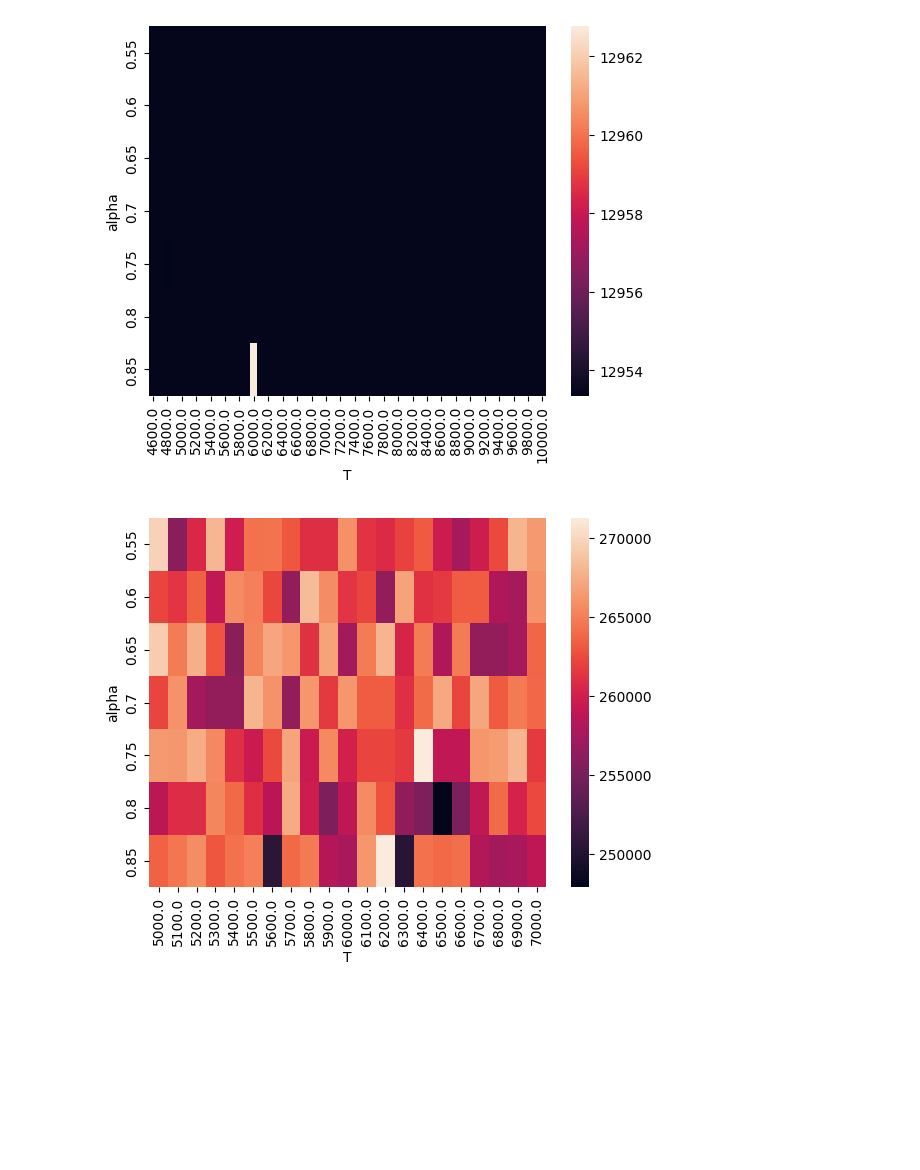
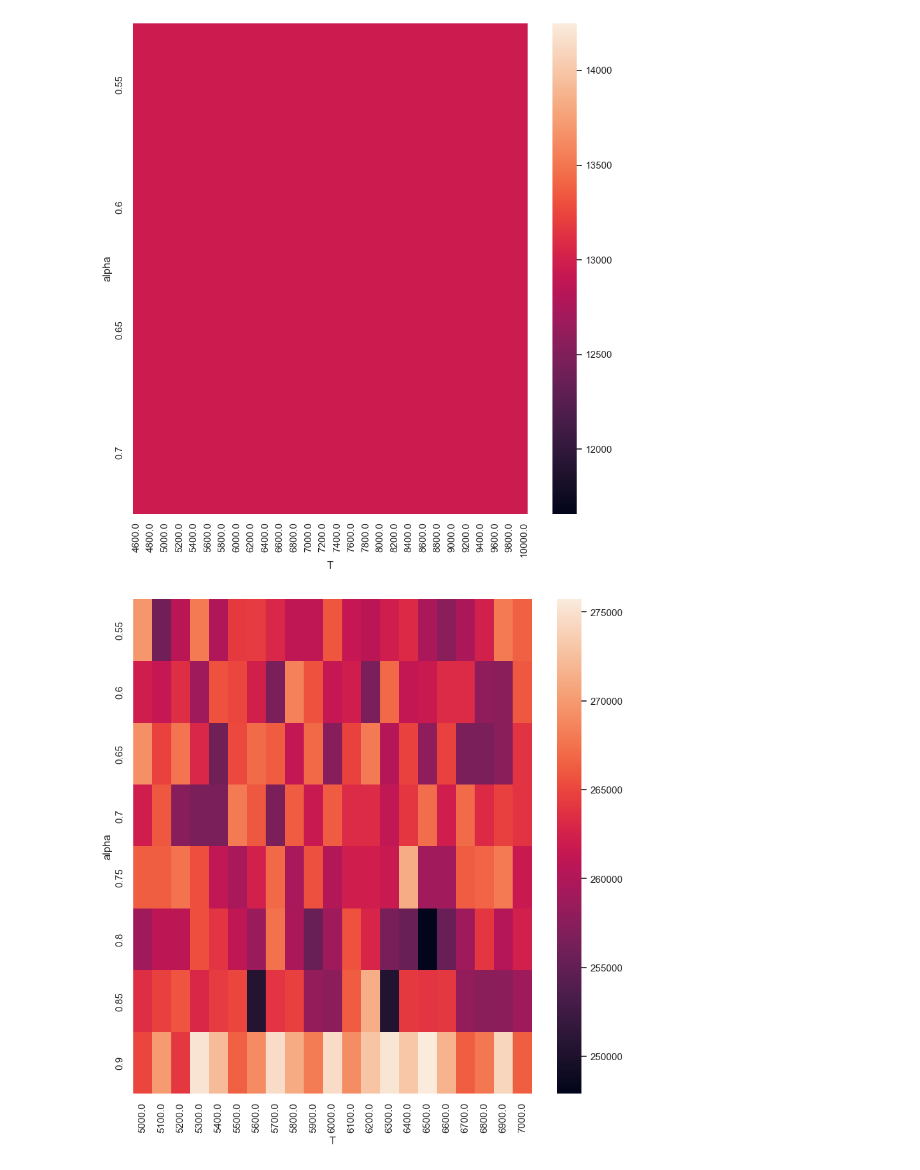
Before and after one commit to thomasg1901/ProjectOptimalisatieOMP2022, a Jupyter notebook: OMP/gridsearchplotter/Gridsearch.ipynb, the cells around one changed output. Saved outputs shown, nothing was run; the diff lists cells and outputs as text; code cells hidden in the pictures; blank space fills up the shorter version.

```diff
--- a/OMP/gridsearchplotter/Gridsearch.ipynb
+++ b/OMP/gridsearchplotter/Gridsearch.ipynb
@@ -28,6 +28,7 @@ def heatmap_file(file, alpha_min, alpha_max, T_min, T_max):
     df = df[df["T"] <= T_max]
 
     df = df.pivot('alpha', 'T', 'cost')
+    sns.set(rc = {'figure.figsize':(10,10)})
     ax = sns.heatmap(df)
 # %%
 heatmap_file("gridsearch_A-400-90.txt", 0, 1, 0, 20000)
@@ -42,9 +43,9 @@ heatmap_file("gridsearch_A-100-30_Jef.txt", 0, 1, 0, 20000)
 # %%
-heatmap_file("gridsearch_B-100-30_Jef.txt", 0.55, 0.85, 4600, 20000)
+heatmap_file("gridsearch_B-100-30_Jef.txt", 0.55, 0.7, 4600, 20000)
 # %% [output]
-[figure, old version]
+[figure, new version]
 # %%
-heatmap_file("gridsearch_B-400-90_Jef.txt", 0.55, 0.85, 5000, 7000)
+heatmap_file("gridsearch_B-400-90_Jef.txt", 0.55, 0.9, 5000, 7000)
 # %% [output]
-[figure, old version]
+[figure, new version]
 # %%
```
Also changed, not shown: parts of 8 cells of this notebook, 5 other files.
